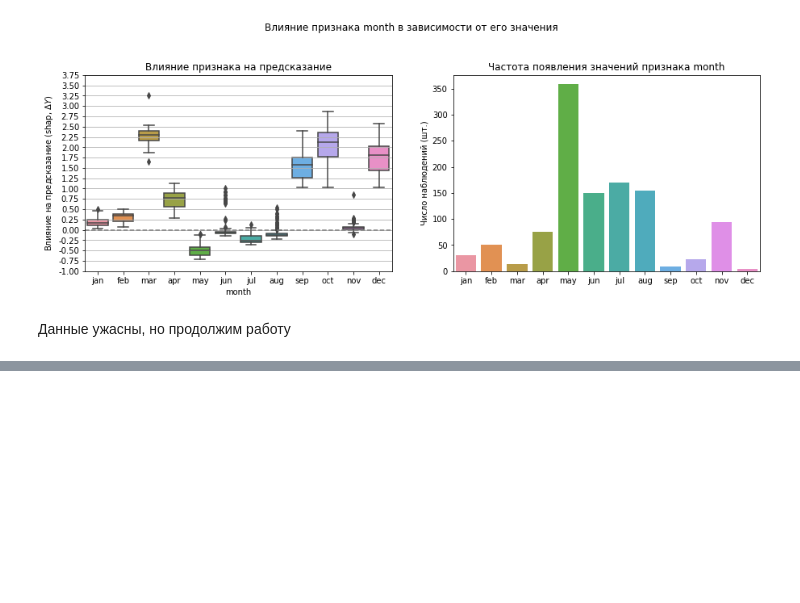
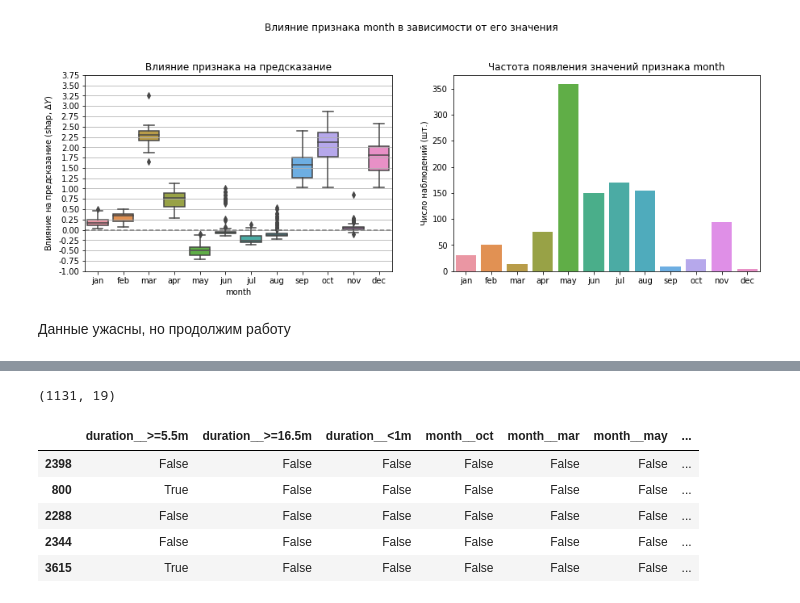
Before and after one commit to EgorDudyrev/FCA_BB_interpret, a Jupyter notebook: notebooks/2020.01.27-Implications_And_Hypotheses.ipynb, the cells around one changed output, grey strips where cells are left out. Cells and saved outputs as stored; diff of their text form; code cells hidden in the pictures; blank space fills up the shorter version.

```diff
--- a/notebooks/2020.01.27-Implications_And_Hypotheses.ipynb
+++ b/notebooks/2020.01.27-Implications_And_Hypotheses.ipynb
@@ -151,0 +347,2 @@ fig1 = fm.get_plotly_fig(level_sort='all', sort_by='y_pred',
+# %%
+fcai = reload(fcai)
@@ -471,8 +674,8 @@ fcai = reload(fcai)
 bin_ds = bin_ds.astype(bool)
 # %%
 %%time
-cntx = fcai.Context(bin_ds,y_true=y_test, y_pred=test_preds)
-fm = fcai.FormalManager(cntx, ds_obj=None, task_type='binary classification')
-fm.construct_concepts(use_tqdm=False)
-fm.construct_lattice(use_tqdm=False)
+cntx_bank = fcai.Context(bin_ds,y_true=y_test, y_pred=test_preds)
+fm_bank = fcai.FormalManager(cntx_bank, ds_obj=None, task_type='binary classification')
+fm_bank.construct_concepts(use_tqdm=False, is_monotonic=False)
+fm_bank.construct_lattice(use_tqdm=False)
 # %% [output]
@@ -546,0 +780,12 @@ fig_short.show()
+# %%
+bin_ds_agg = get_context_by_concepts(fm_bank, bin_ds)
+print(bin_ds_agg.shape)
+bin_ds_agg.head()
+# %% [output]
+(1131, 19)
+|  | duration__>=5.5m | duration__>=16.5m | duration__<1m | month__oct | month__mar | month__may | ... |
+| 2398 | False | False | False | False | False | False | ... |
+| 800 | True | False | False | False | False | False | ... |
+| 2288 | False | False | False | False | False | False | ... |
+| 2344 | False | False | False | False | False | False | ... |
+| 3615 | True | False | False | False | False | False | ... |
```
Also changed, not shown: parts of 77 cells of this notebook, 1 other file.
